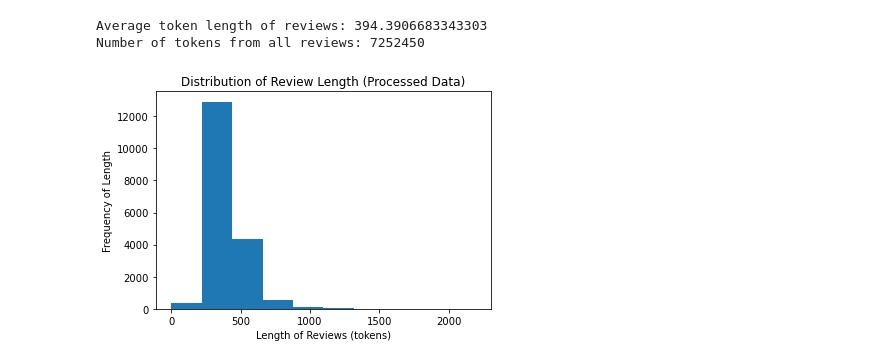
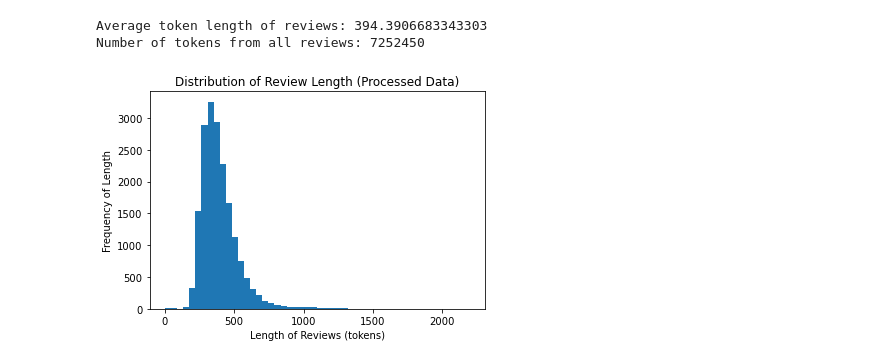
Before and after one commit to Lewy09-Tm25/Album-Reviews-Sentiment-Analysis, a Jupyter notebook: cleaning_eda.ipynb, the cells around one changed output. Drawn from its saved outputs; the diff is of its cells as text; code cells hidden in the pictures.

```diff
--- a/cleaning_eda.ipynb
+++ b/cleaning_eda.ipynb
@@ -237,10 +237,10 @@ print("Number of tokens from all reviews:",preprocessed_review_lengths.sum())
 Average token length of reviews: 394.3906683343303
 Number of tokens from all reviews: 7252450
 # %%
-plt.hist(preprocessed_review_lengths)
+plt.hist(preprocessed_review_lengths, bins=50)
 plt.title("Distribution of Review Length (Processed Data)")
 plt.xlabel("Length of Reviews (tokens)")
 plt.ylabel("Frequency of Length")
 plt.savefig("images/Distribution of Review Length(tokens).png")
 # %% [output]
-[figure, old version]
+[figure, new version]
```
Also changed, not shown: parts of 1 cell of this notebook, 3 other files.
